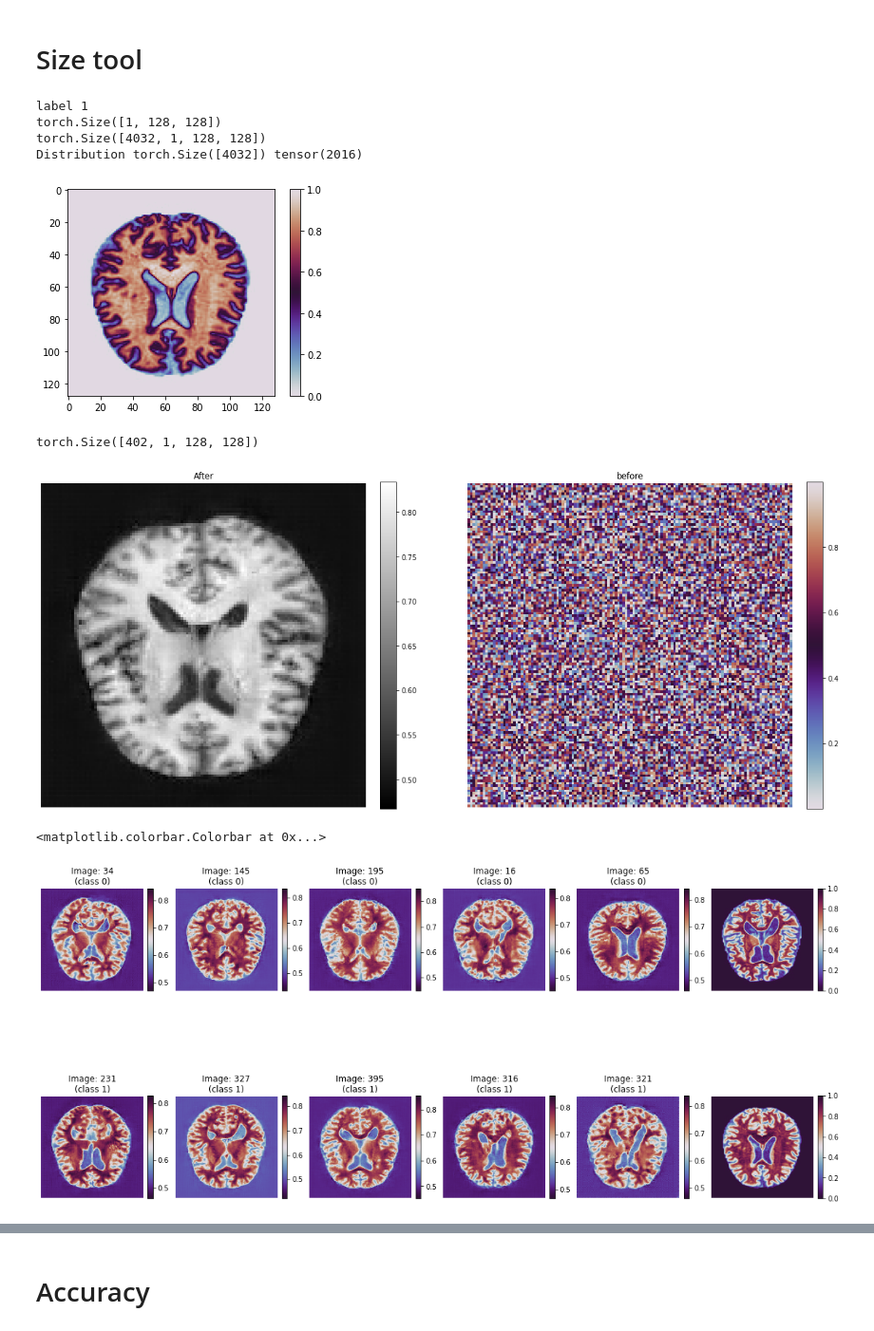
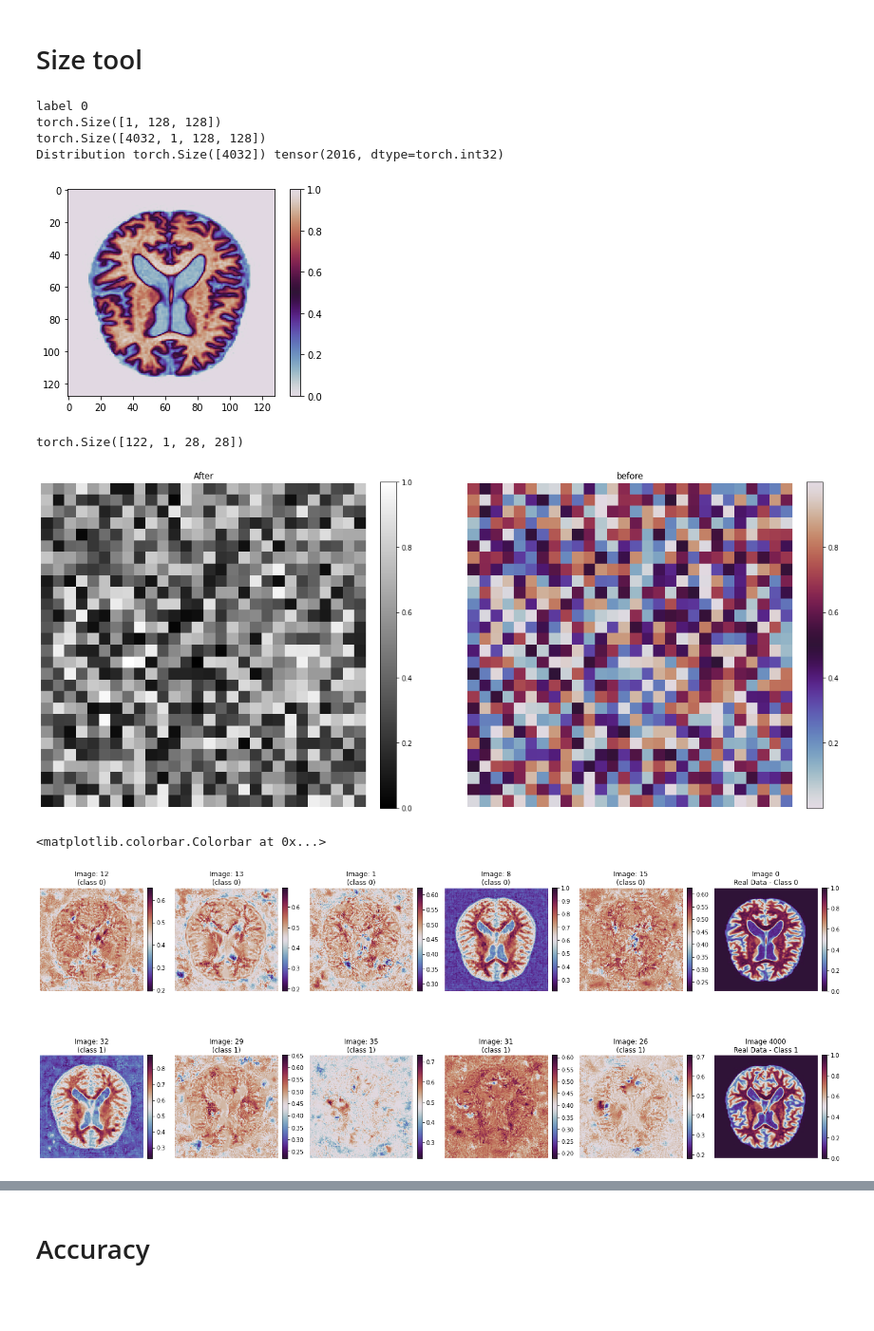
Before and after one commit to Thire399/DC-MasterThesis-2023, a Jupyter notebook: AccuracycheckerTool.ipynb, the cells around one changed output, grey strips where cells are left out. Shown at 95% size. Saved outputs shown, nothing was run; the diff lists cells and outputs as text; code cells hidden in the pictures; blank space fills up the shorter version.

```diff
--- a/AccuracycheckerTool.ipynb
+++ b/AccuracycheckerTool.ipynb
@@ -129,7 +166,7 @@ import matplotlib.pyplot as plt
 import numpy as np
 import torch.nn as nn
 import os
-index = 4000
+index = 0
 dataset = 'Alzheimer_MRI'
 #dataset = 'chest_xray'
 #datasetType = '01PercentDistribution'
@@ -170,24 +207,28 @@ plt.show()
 #for i in range(10):
 #    print(out[i], yy[i].item())
 # %% [output]
-label 1
+label 0
 torch.Size([1, 128, 128])
 torch.Size([4032, 1, 128, 128])
-Distribution torch.Size([4032]) tensor(2016)
+Distribution torch.Size([4032]) tensor(2016, dtype=torch.int32)
-[figure, old version]
+[figure, new version]
 # %%
-def sigmoid(x):
-    #print(1/(1+torch.exp(-x)))
-    return 1 / (1+torch.exp(-x))
+def min_max_normalization(images_tensor): # Calculate the minimum and maximum values across all images
+    min_value = torch.min(images_tensor)
+    max_value = torch.max(images_tensor) # Normalize the tensor using min-max normalization
+    normalized_tensor = (images_tensor - min_value) / (max_value - min_value)
+    return normalized_tensor
+
 os.chdir(os.getcwd())
 img = 10
-customLabel = 'DMAfterLR1K3000'#'GM_20ImgClassOptT'
-x = torch.load(f'Data/Synthetic_Alzheimer_MRI/{customLabel}X.pt')
-y = torch.load(f'Data/Synthetic_Alzheimer_MRI/DMBeforeX.pt')
+customLabel = 'MNIST'#'GMK500S402After'
+dataset = 'MNIST'
+x = torch.load(f'Data/Synthetic_{dataset}/{customLabel}X.pt')
+y = torch.load(f'Data/Synthetic_{dataset}/{customLabel}BeforeX.pt')
 #d = torch.load(f'Data/Synthetic_Alzheimer_MRI/{customLabel}testDistance.pt')
 print(x.shape)
 y = y[img][0].detach().cpu().numpy()
-x = sigmoid(x[img][0]).detach().cpu().numpy()
+x = min_max_normalization(x[img][0]).detach().cpu().numpy()
 fig, ax = plt.subplots(1, 2, figsize = (20, 20))
 ax[0].set_title('After')
 ax[0].axis('off')
@@ -208,39 +249,47 @@ temp = y == x
 # plt.grid()
 # plt.show()
 # %% [output]
-torch.Size([402, 1, 128, 128])
+torch.Size([122, 1, 28, 28])
-[figure, old version]
+[figure, new version]
 # %%
 import random
-random.seed(1)
+random.seed(0)
+def min_max_normalization(images_tensor): # Calculate the minimum and maximum values across all images
+    min_value = torch.min(images_tensor)
+    max_value = torch.max(images_tensor) # Normalize the tensor using min-max normalization
+    normalized_tensor = (images_tensor - min_value) / (max_value - min_value)
+    return normalized_tensor
+
 def sigmoid(x):
     #print(1/(1+torch.exp(-x)))
     return 1 / (1+torch.exp(-x))
 os.chdir(os.getcwd())
 customLabel = 'After'
-cc = 'DMAfterLR1K3000'
+cc = 'GMK500S402After'
 x = torch.load(f'Data/Synthetic_Alzheimer_MRI/{cc}X.pt')
 y = torch.load(f'Data/Synthetic_Alzheimer_MRI/{cc}X.pt')
 #d = torch.load(f'Data/Synthetic_Alzheimer_MRI/{cc}testDistance.pt')
-c0 = random.sample(range(0, 201), 5)
-c1 = random.sample(range(201, 402), 5)
-fig, ax = plt.subplots(2, 6, figsize = (20, 10))
+c0 = random.sample(range(0, 20), 5)
+c1 = random.sample(range(20, 40), 5)
+fig, ax = plt.subplots(2, 6, figsize = (25, 10))
 
 for i in range(5):
-    idk1 = ax[0][i].imshow(sigmoid(x).detach().numpy()[c0[i]][0], cmap = 'twilight_shifted')
+    idk1 = ax[0][i].imshow(min_max_normalization(x).detach().numpy()[c0[i]][0], cmap = 'twilight_shifted')
     ax[0][i].set_title(f'Image: {c0[i]}\n(class 0)')
     ax[0][i].axis('off')
-    idk2 = ax[1][i].imshow(sigmoid(x).detach().numpy()[c1[i]][0], cmap = 'twilight_shifted')
+    idk2 = ax[1][i].imshow(min_max_normalization(x).detach().numpy()[c1[i]][0], cmap = 'twilight_shifted')
     ax[1][i].set_title(f'Image: {c1[i]}\n(class 1)')
     ax[1][i].axis('off')
     plt.colorbar(idk1, fraction=0.046, pad=0.04)
     plt.colorbar(idk2, fraction=0.046, pad=0.04)
+ax[0][5].set_title('Image 0\nReal Data - Class 0')
 idk1 = ax[0][5].imshow(data[0][0], cmap = 'twilight_shifted')
 ax[0][5].axis('off')
+ax[1][5].set_title('Image 4000\nReal Data - Class 1')
 idk2 = ax[1][5].imshow(data[4000][0], cmap = 'twilight_shifted')
 ax[1][5].axis('off')
 plt.colorbar(idk1, fraction=0.046, pad=0.04)
 plt.colorbar(idk2, fraction=0.046, pad=0.04)
 # %% [output]
 <matplotlib.colorbar.Colorbar at 0x...>
-[figure, old version]
+[figure, new version]
```
Also changed, not shown: parts of 9 cells of this notebook, 2 other files.
